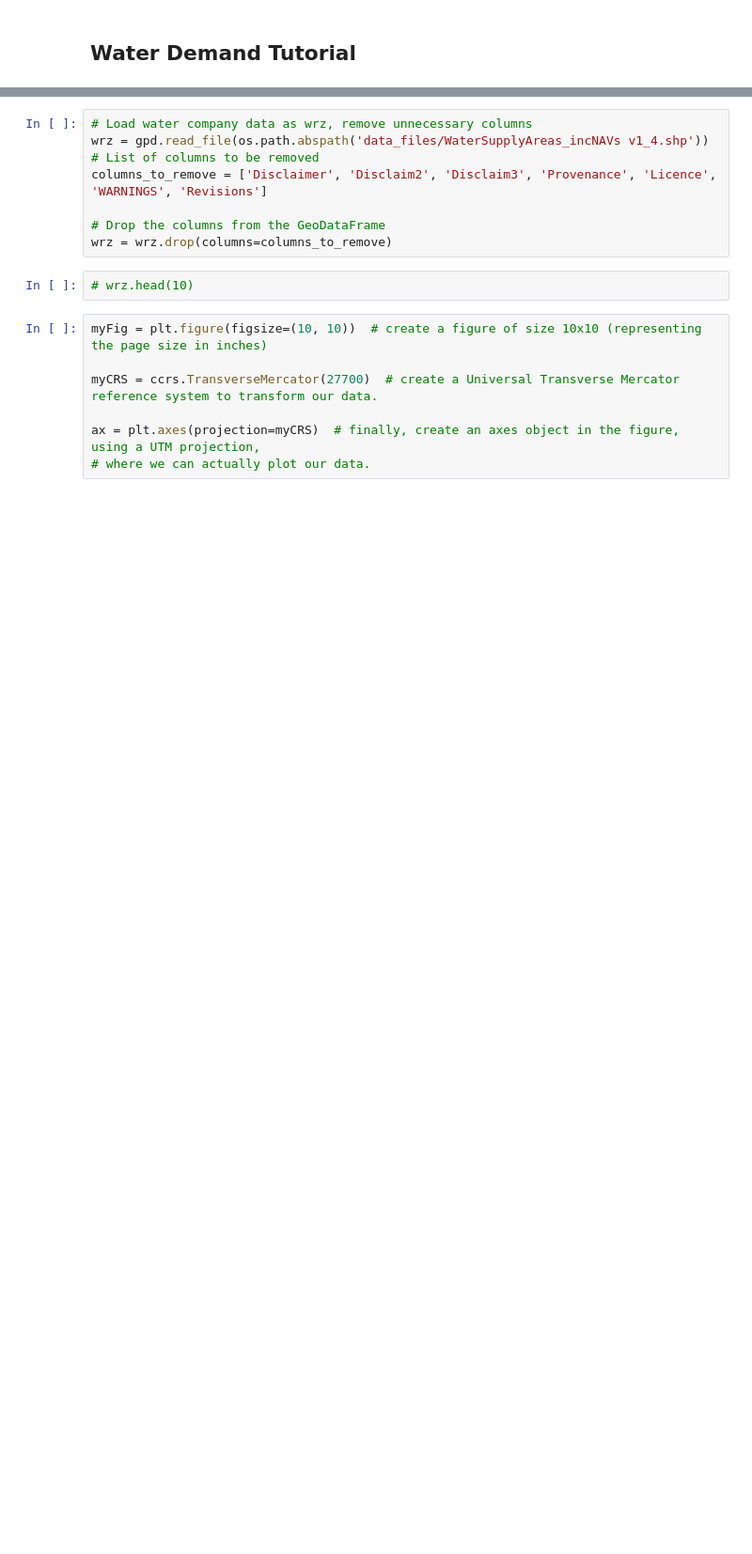
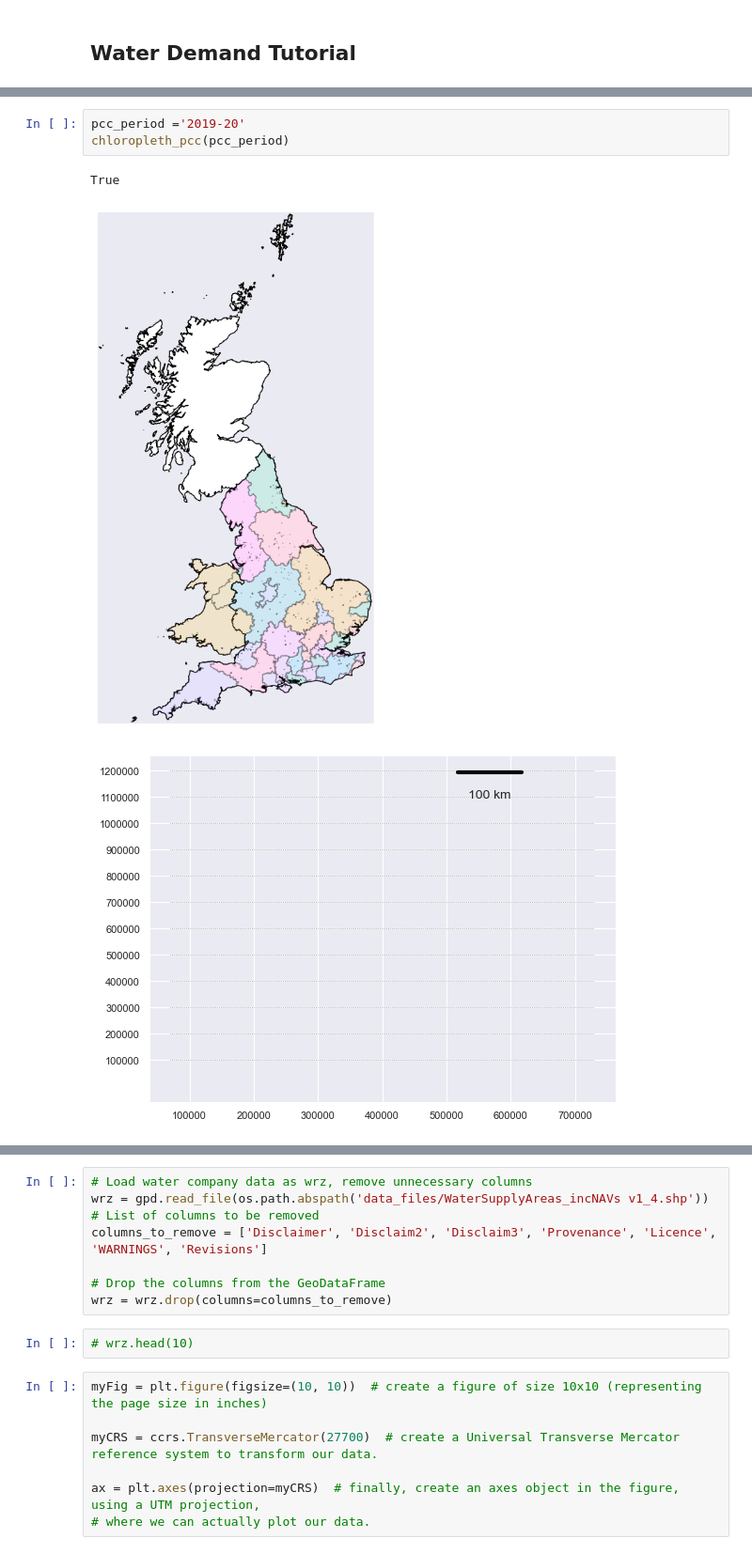
Before and after one commit to CharmsN/waterdemand, a Jupyter notebook: Tutorial_CN.ipynb, the cells around one changed output, grey strips where cells are left out. Shown at 94% size. Cells and saved outputs as stored; diff of their text form; blank space fills up the shorter version.

```diff
--- a/Tutorial_CN.ipynb
+++ b/Tutorial_CN.ipynb
@@ -2,0 +27,7 @@
+# %%
+pcc_period ='2019-20'
+chloropleth_pcc(pcc_period)
+# %% [output]
+True
+[figure, added]
+[figure, added]
```
Also changed, not shown: parts of 29 cells of this notebook.
